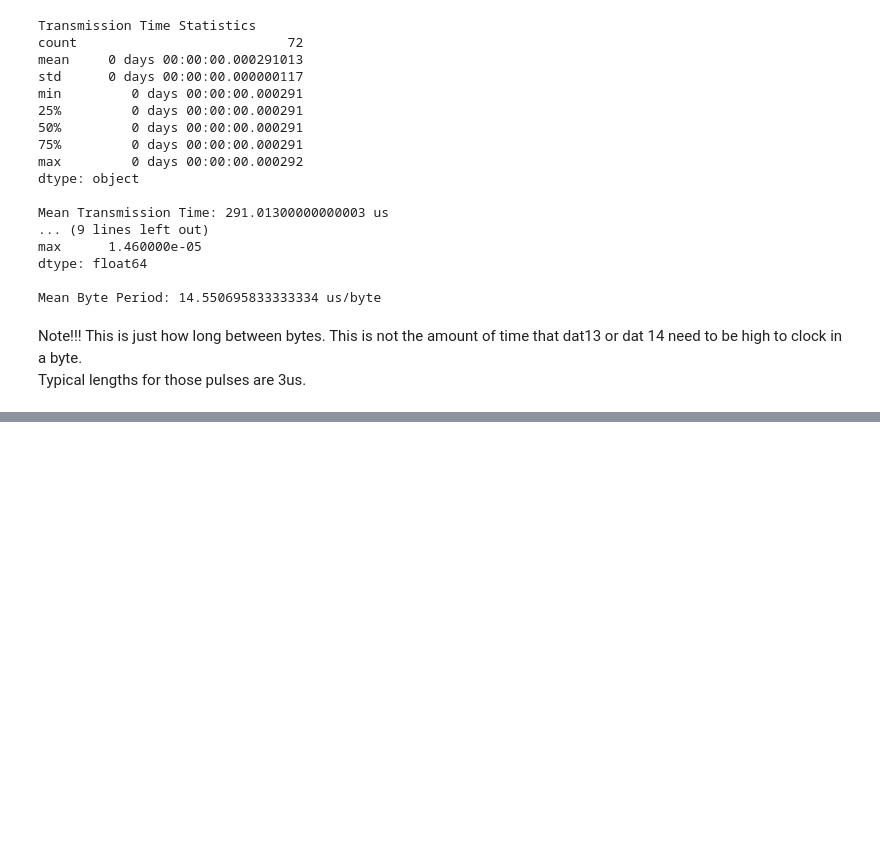
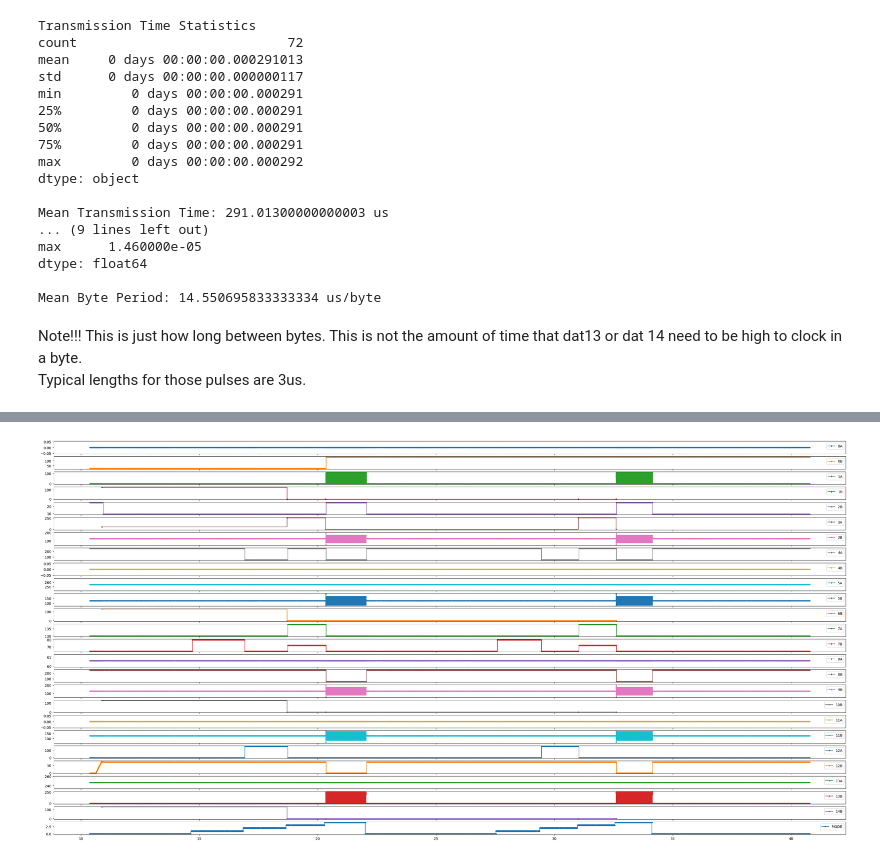
Before and after one commit to ebtrac/pp1_data_processing, a Jupyter notebook: pp1_dat_bus_processing.ipynb, the cells around one changed output, grey strips where cells are left out. Drawn from its saved outputs; the diff is of its cells as text; code cells hidden in the pictures; blank space fills up the shorter version.

Commit message:
Decoding DAT Bus during Advanced Modes

```diff
--- a/pp1_dat_bus_processing.ipynb
+++ b/pp1_dat_bus_processing.ipynb
@@ -418,0 +431,9 @@ _,dat13pkprops = signal.find_peaks(df[' DAT13'], plateau_size=[1])
+# %%
+# Using the !ADV_MODE column, we will make a column that represents which mode we're in
+# There are 5 possible modes. 0=normal, 1-4 = some advanced mode.
+advdiff = df[' !ADV_MODE'].diff()
+advdiff = advdiff == -1
+print(advdiff.value_counts())
+advdiff = advdiff.cumsum()
+advdiff = advdiff.apply(lambda x: x % 5)
+df['mode'] = advdiff
@@ -418,0 +456,4 @@ _,dat13pkprops = signal.find_peaks(df[' DAT13'], plateau_size=[1])
+# %%
+# make a new column that represents DAT13 | DAT14
+df['latch'] = df[' DAT13'] | df[' DAT14']
+df['latch']
@@ -418,0 +487,34 @@ _,dat13pkprops = signal.find_peaks(df[' DAT13'], plateau_size=[1])
+# %%
+grouped = dflatched.groupby(['address', 'bank'])
+len(grouped.groups.keys())
+timecolidx = []
+valuecolidx = []
+modecolidx = []
+# create a dataframe with one column per key
+groupdf = pd.DataFrame()
+colidx=0
+for key in grouped.groups.keys():
+    groupdf[str(key[0])+key[1]+'time'] = grouped.get_group(key)['Time[s]']
+    timecolidx.append(colidx)
+    colidx+=1
+    groupdf[str(key[0])+key[1]+'value'] = grouped.get_group(key)['value']
+    valuecolidx.append(colidx)
+    colidx+=1
+    groupdf[str(key[0])+key[1]+'mode'] = grouped.get_group(key)['mode']
+    modecolidx.append(colidx)
+    colidx+=1
+# %%
+styles = ['#1f77b4', '#ff7f0e', '#2ca02c', '#d62728', '#9467bd', '#8c564b', '#e377c2', '#7f7f7f', '#bcbd22', '#17becf']
+
+fig,axs = plt.subplots(nrows=len(grouped.groups.keys()) + 1, ncols=1, figsize=(40,20), sharex=True)
+i = 0
+for key in grouped.groups.keys():
+    datadf = grouped.get_group(key)
+    axs[i].plot(datadf['Time[s]'],datadf['value'],label=str(key[0])+key[1], marker='.',drawstyle='steps-post', color=styles[i%len(styles)])
+    axs[i].legend()
+    i+=1
+axs[i].plot(dflatched['Time[s]'],dflatched['mode'],label='MODE', marker='.')
+axs[i].legend()
+plt.show()
+# %% [output]
+[figure, added]
```
Also changed, not shown: parts of 17 cells of this notebook.
